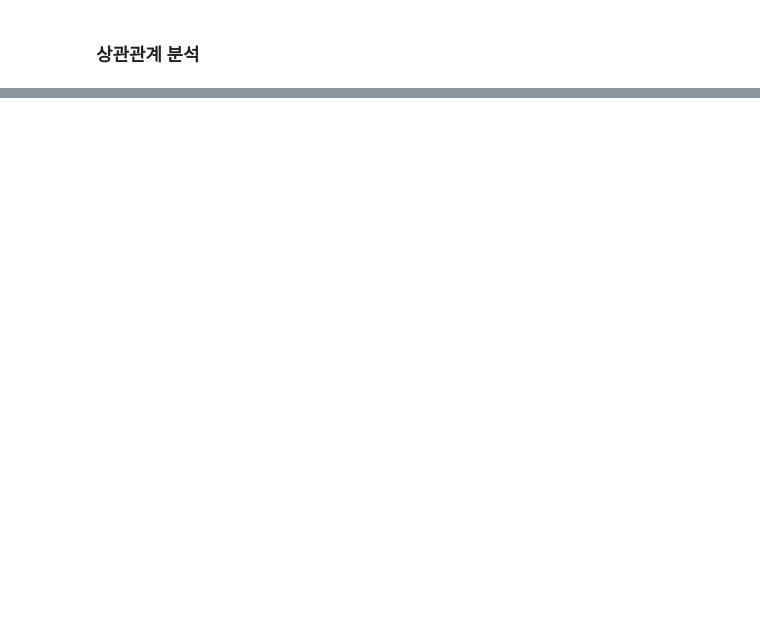
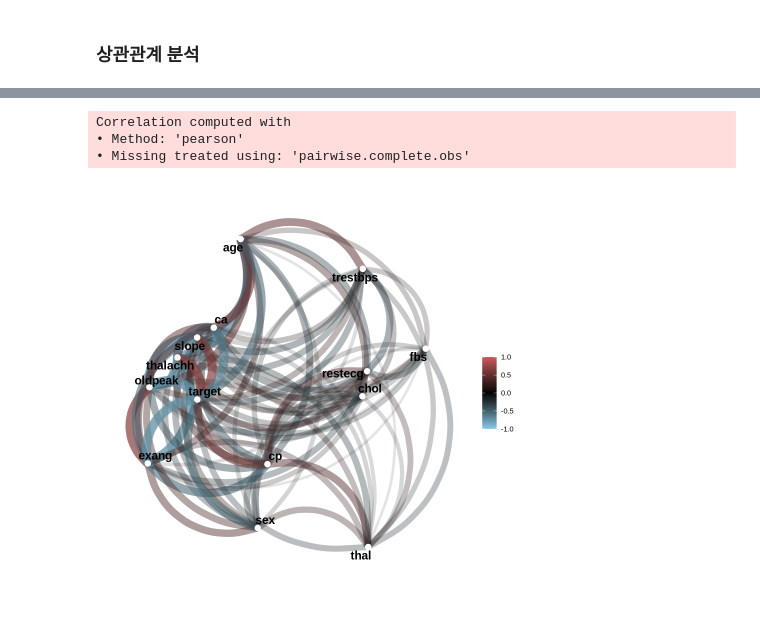
Before and after one commit to pillwood/Heart-Disease-Prediction, a Jupyter notebook: BigData_P201.ipynb, the cells around one changed output, grey strips where cells are left out. Saved outputs shown, nothing was run; the diff lists cells and outputs as text; code cells hidden in the pictures; blank space fills up the shorter version.

```diff
--- a/BigData_P201.ipynb
+++ b/BigData_P201.ipynb
@@ -151,2 +152,5 @@ A tibble: 1858 × 14
 # %% [markdown]
 ### 상관관계 분석
+# %%
+TB_cor <- TB_PP %>% cor() %>% round(4)
+TB_cor
@@ -152,0 +174,9 @@ A tibble: 1858 × 14
+# %%
+TB_cor %>%
+  corrr::correlate() %>%
+  corrr::network_plot(min_cor=0, colours=c("skyblue", "black", "indianred"))
+# %% [output]
+Correlation computed with
+• Method: 'pearson'
+• Missing treated using: 'pairwise.complete.obs'
+[figure, added]
```
Also changed, not shown: parts of 20 cells of this notebook.
